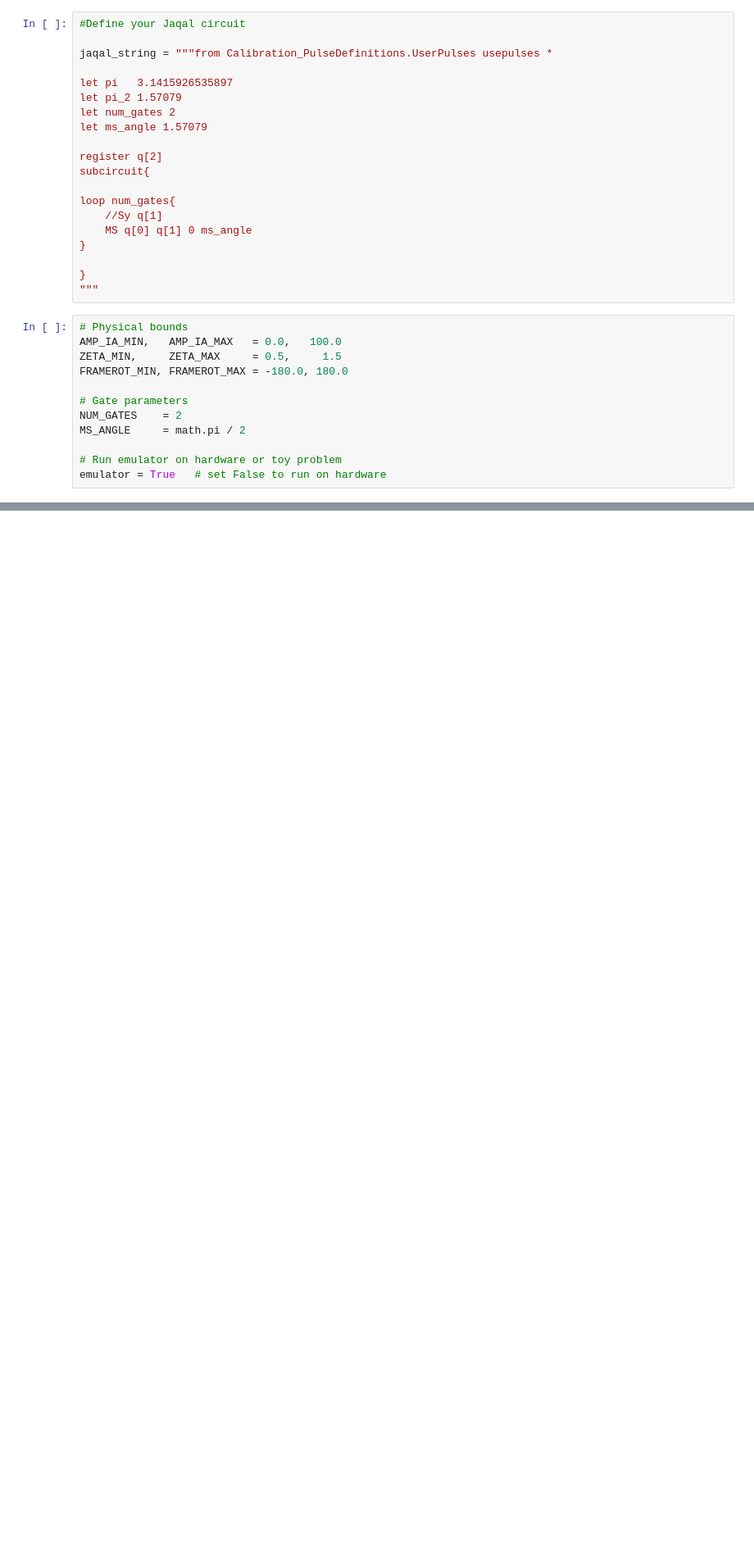
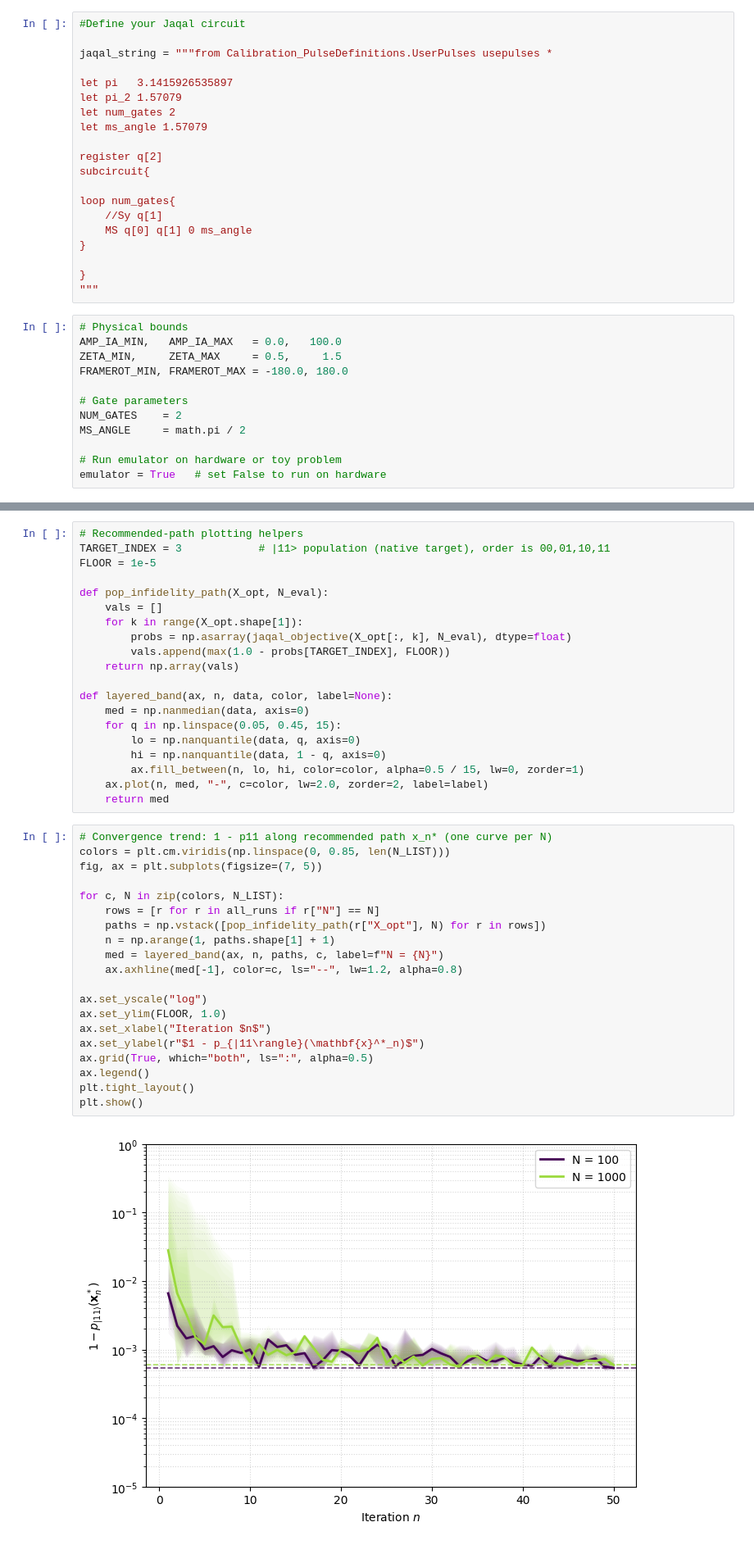
Before and after one commit to PatGCaspuenas/QuantumFidelityOptimization, a Jupyter notebook: SANDIA_code1_modified.ipynb, the cells around one changed output, grey strips where cells are left out. Shown at 82% size. Saved outputs shown, nothing was run; the diff lists cells and outputs as text; blank space fills up the shorter version.

```diff
--- a/SANDIA_code1_modified.ipynb
+++ b/SANDIA_code1_modified.ipynb
@@ -348,0 +316,42 @@ plt.show()
+# %%
+# Recommended-path plotting helpers
+TARGET_INDEX = 3            # |11> population (native target), order is 00,01,10,11
+FLOOR = 1e-5
+
+def pop_infidelity_path(X_opt, N_eval):
+    vals = []
+    for k in range(X_opt.shape[1]):
+        probs = np.asarray(jaqal_objective(X_opt[:, k], N_eval), dtype=float)
+        vals.append(max(1.0 - probs[TARGET_INDEX], FLOOR))
+    return np.array(vals)
+
+def layered_band(ax, n, data, color, label=None):
+    med = np.nanmedian(data, axis=0)
+    for q in np.linspace(0.05, 0.45, 15):
+        lo = np.nanquantile(data, q, axis=0)
+        hi = np.nanquantile(data, 1 - q, axis=0)
+        ax.fill_between(n, lo, hi, color=color, alpha=0.5 / 15, lw=0, zorder=1)
+    ax.plot(n, med, "-", c=color, lw=2.0, zorder=2, label=label)
+    return med
+# %%
+# Convergence trend: 1 - p11 along recommended path x_n* (one curve per N)
+colors = plt.cm.viridis(np.linspace(0, 0.85, len(N_LIST)))
+fig, ax = plt.subplots(figsize=(7, 5))
+
+for c, N in zip(colors, N_LIST):
+    rows = [r for r in all_runs if r["N"] == N]
+    paths = np.vstack([pop_infidelity_path(r["X_opt"], N) for r in rows])
+    n = np.arange(1, paths.shape[1] + 1)
+    med = layered_band(ax, n, paths, c, label=f"N = {N}")
+    ax.axhline(med[-1], color=c, ls="--", lw=1.2, alpha=0.8)
+
+ax.set_yscale("log")
+ax.set_ylim(FLOOR, 1.0)
+ax.set_xlabel("Iteration $n$")
+ax.set_ylabel(r"$1 - p_{|11\rangle}(\mathbf{x}^*_n)$")
+ax.grid(True, which="both", ls=":", alpha=0.5)
+ax.legend()
+plt.tight_layout()
+plt.show()
+# %% [output]
+[figure, added]
```
Also changed, not shown: parts of 9 cells of this notebook, 3 other files.
